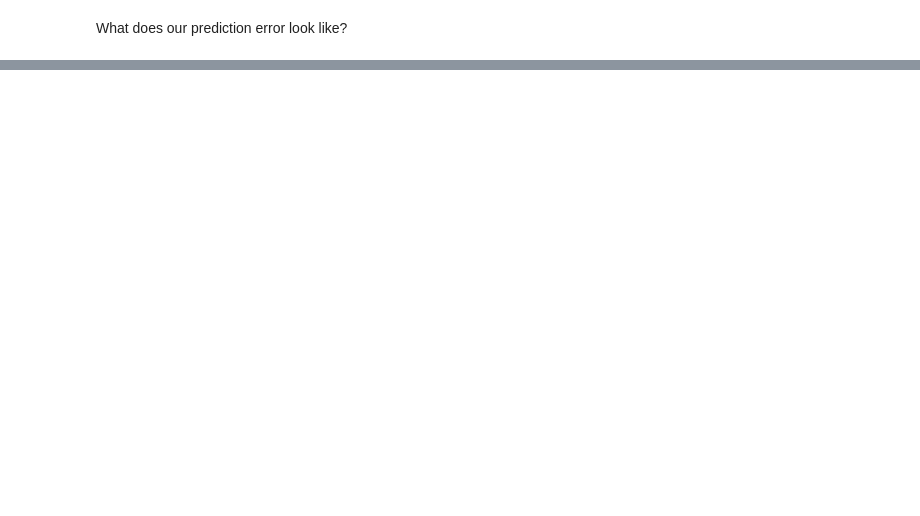
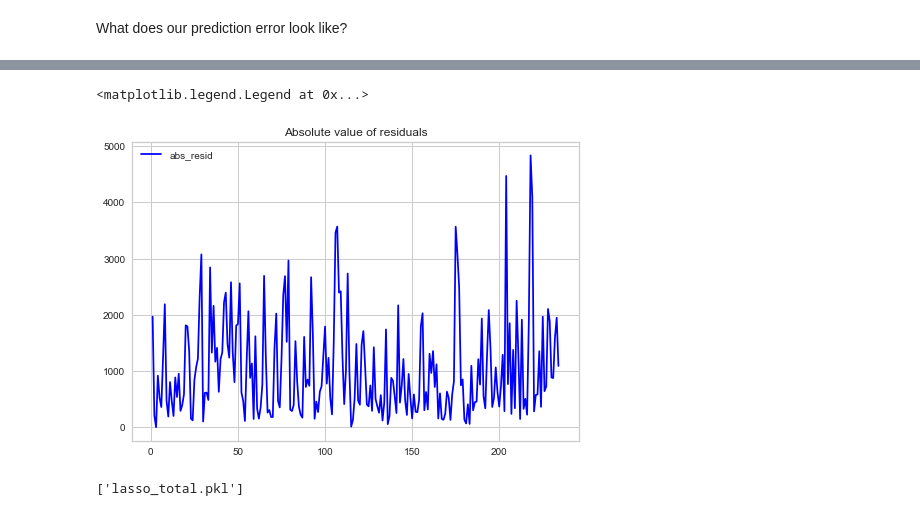
Before and after one commit to noahnewberger/Bikeshare-DC, a Jupyter notebook: machine_learning/lasso_model_total_rides.ipynb, the cells around one changed output, grey strips where cells are left out. Cells and saved outputs as stored; diff of their text form; code cells hidden in the pictures; blank space fills up the shorter version.

```diff
--- a/machine_learning/lasso_model_total_rides.ipynb
+++ b/machine_learning/lasso_model_total_rides.ipynb
@@ -558,3 +561,19 @@ plt.legend()
+# %%
+data['abs_resid'] = np.abs(resid)
+
+plt.title('Absolute value of residuals')
+plt.plot('t', 'abs_resid', data=data, color='blue')
+plt.legend()
+# %% [output]
+<matplotlib.legend.Legend at 0x...>
+[figure, added]
+# %%
+from sklearn.externals import joblib
+joblib.dump(lasso, 'lasso_total.pkl')
+# To get it out later,
+# model = joblib.load('lasso_total.pkl')
+# %% [output]
+['lasso_total.pkl']
 # %%
 end_time = (time.perf_counter() - start_time)/60
 print("This notebook took {:0.2f} minutes to run".format(end_time))
```
Also changed, not shown: parts of 13 cells of this notebook, 1 other file.
